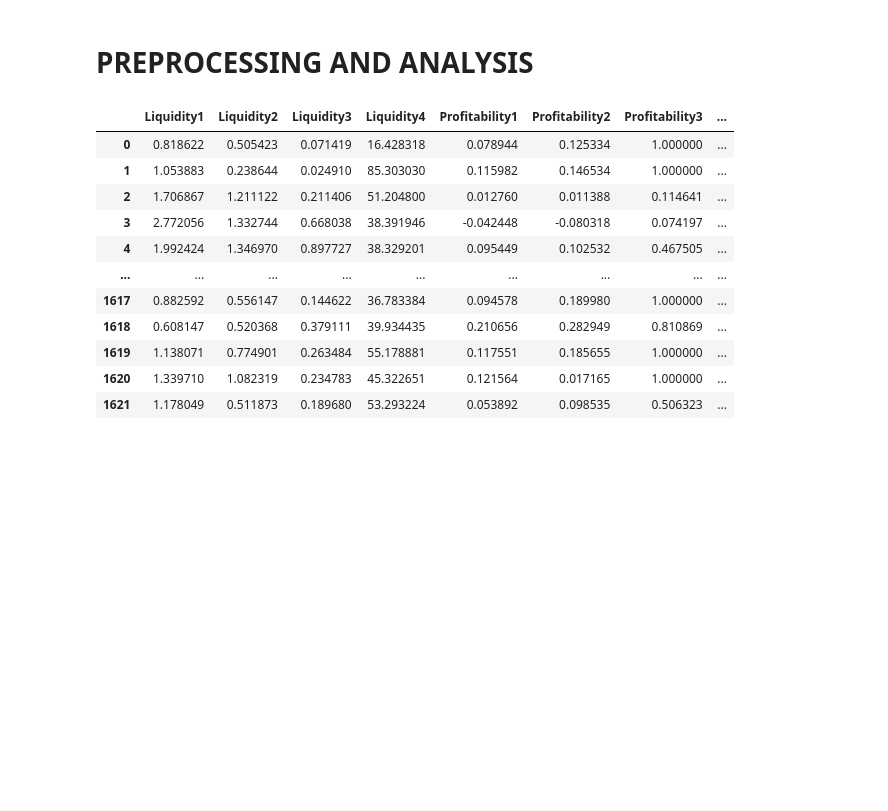
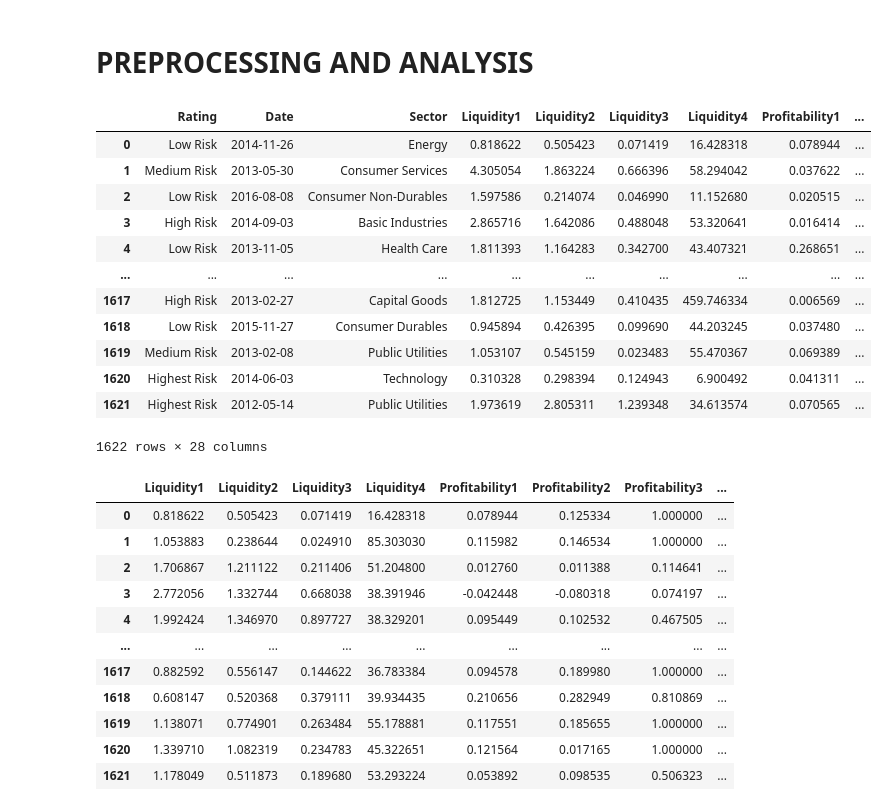
Before and after one commit to akrokosz/gs_quatns, a Jupyter notebook: data_processing.ipynb, the cells around one changed output. Cells and saved outputs as stored; diff of their text form; code cells hidden in the pictures; blank space fills up the shorter version.

```diff
--- a/data_processing.ipynb
+++ b/data_processing.ipynb
@@ -1,2 +1,30 @@
 # %% [markdown]
 # PREPROCESSING AND ANALYSIS
+# %%
+import pandas as pd
+
+train_data_path = "Dataset/train_fixed.csv"
+
+# WCZYTANIE Z PLIKU
+data_train = pd.read_csv(train_data_path, sep=',')
+
+# USTAWIENIE TYPU DATY
+data_train["Date"] = pd.to_datetime(data_train["Date"], format='%d/%m/%Y')
+
+# USTAWIENIE TYPU STR NA SECTOR I RATING
+data_train[["Sector", "Rating"]] = data_train[["Sector", "Rating"]].astype(str)
+data_train
+# %% [output]
+|  | Rating | Date | Sector | Liquidity1 | Liquidity2 | Liquidity3 | Liquidity4 | Profitability1 | ... |
+| 0 | Low Risk | 2014-11-26 | Energy | 0.818622 | 0.505423 | 0.071419 | 16.428318 | 0.078944 | ... |
+| 1 | Medium Risk | 2013-05-30 | Consumer Services | 4.305054 | 1.863224 | 0.666396 | 58.294042 | 0.037622 | ... |
+| 2 | Low Risk | 2016-08-08 | Consumer Non-Durables | 1.597586 | 0.214074 | 0.046990 | 11.152680 | 0.020515 | ... |
+| 3 | High Risk | 2014-09-03 | Basic Industries | 2.865716 | 1.642086 | 0.488048 | 53.320641 | 0.016414 | ... |
+| 4 | Low Risk | 2013-11-05 | Health Care | 1.811393 | 1.164283 | 0.342700 | 43.407321 | 0.268651 | ... |
+| ... | ... | ... | ... | ... | ... | ... | ... | ... | ... |
+| 1617 | High Risk | 2013-02-27 | Capital Goods | 1.812725 | 1.153449 | 0.410435 | 459.746334 | 0.006569 | ... |
+| 1618 | Low Risk | 2015-11-27 | Consumer Durables | 0.945894 | 0.426395 | 0.099690 | 44.203245 | 0.037480 | ... |
+| 1619 | Medium Risk | 2013-02-08 | Public Utilities | 1.053107 | 0.545159 | 0.023483 | 55.470367 | 0.069389 | ... |
+| 1620 | Highest Risk | 2014-06-03 | Technology | 0.310328 | 0.298394 | 0.124943 | 6.900492 | 0.041311 | ... |
+| 1621 | Highest Risk | 2012-05-14 | Public Utilities | 1.973619 | 2.805311 | 1.239348 | 34.613574 | 0.070565 | ... |
+1622 rows × 28 columns
```
Also changed, not shown: parts of 6 cells of this notebook, 2 other files.
